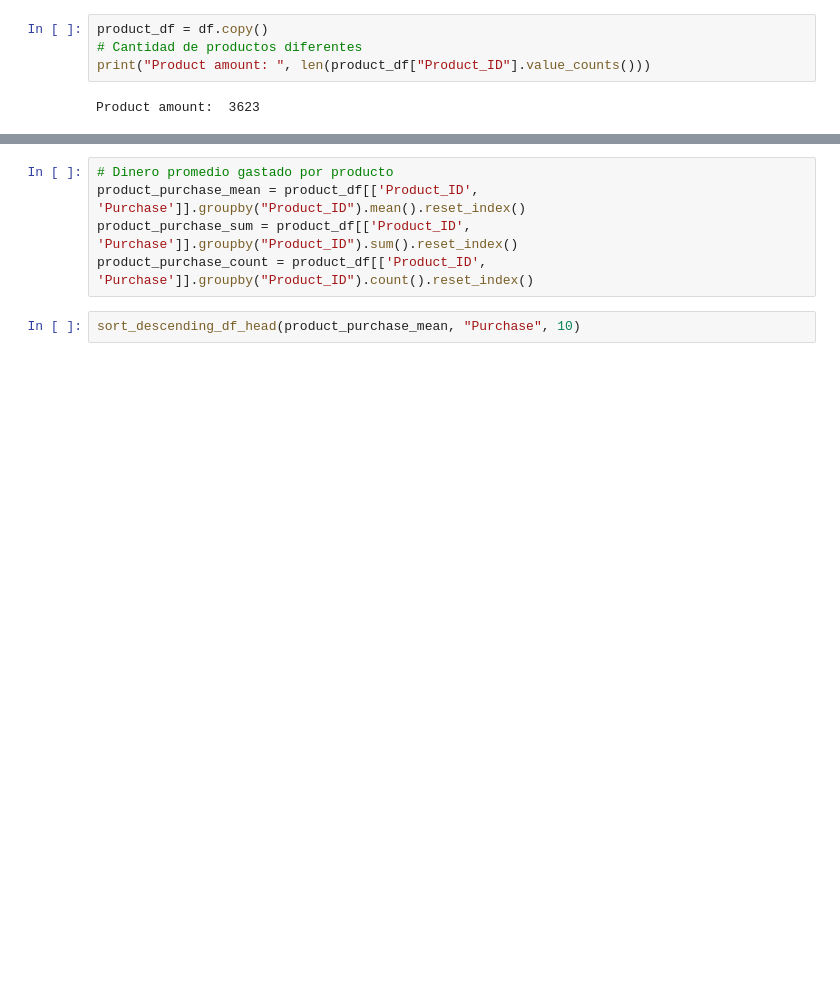
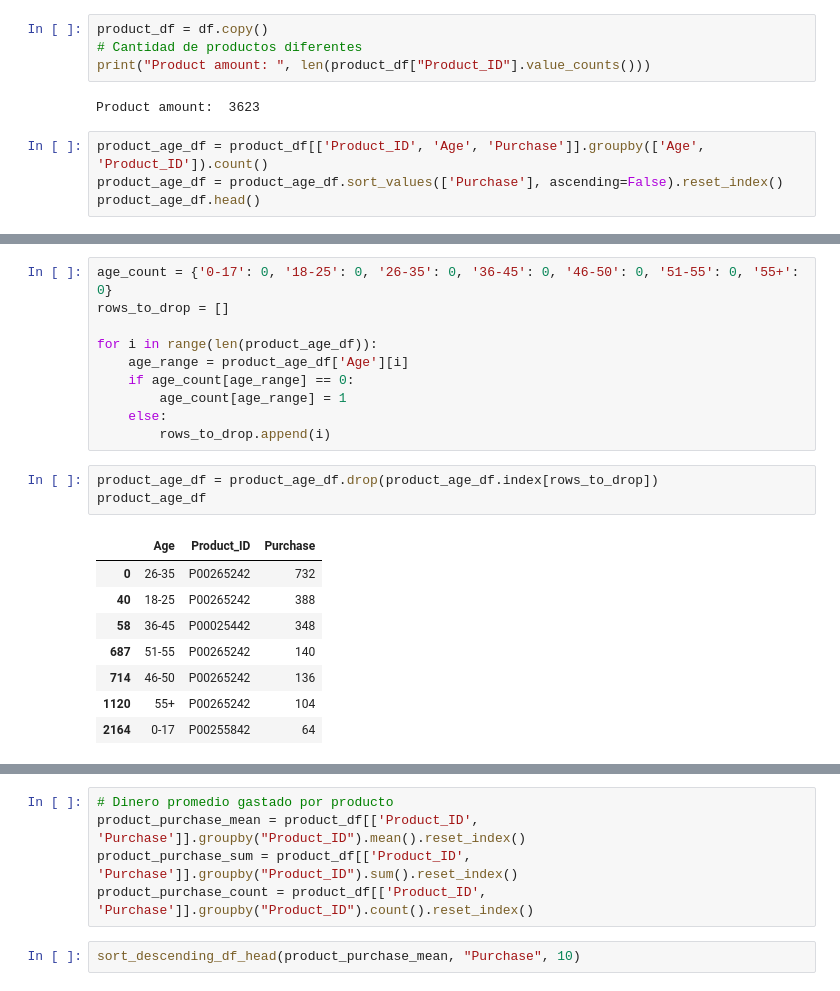
Before and after one commit to nicocurat/black-friday, a Jupyter notebook: black-friday.ipynb, the cells around one changed output, grey strips where cells are left out. Drawn from its saved outputs; the diff is of its cells as text; blank space fills up the shorter version.

```diff
--- a/black-friday.ipynb
+++ b/black-friday.ipynb
@@ -88,3 +88,7 @@ product_df = df.copy()
 print("Product amount: ", len(product_df["Product_ID"].value_counts()))
 # %% [output]
 Product amount:  3623
+# %%
+product_age_df = product_df[['Product_ID', 'Age', 'Purchase']].groupby(['Age', 'Product_ID']).count()
+product_age_df = product_age_df.sort_values(['Purchase'], ascending=False).reset_index()
+product_age_df.head()
@@ -90,0 +102,22 @@ Product amount:  3623
+# %%
+age_count = {'0-17': 0, '18-25': 0, '26-35': 0, '36-45': 0, '46-50': 0, '51-55': 0, '55+': 0}
+rows_to_drop = []
+
+for i in range(len(product_age_df)):
+    age_range = product_age_df['Age'][i]
+    if age_count[age_range] == 0:
+        age_count[age_range] = 1
+    else:
+        rows_to_drop.append(i)
+# %%
+product_age_df = product_age_df.drop(product_age_df.index[rows_to_drop])
+product_age_df
+# %% [output]
+|  | Age | Product_ID | Purchase |
+| 0 | 26-35 | P00265242 | 732 |
+| 40 | 18-25 | P00265242 | 388 |
+| 58 | 36-45 | P00025442 | 348 |
+| 687 | 51-55 | P00265242 | 140 |
+| 714 | 46-50 | P00265242 | 136 |
+| 1120 | 55+ | P00265242 | 104 |
+| 2164 | 0-17 | P00255842 | 64 |
```
Also changed, not shown: parts of 35 cells of this notebook.
